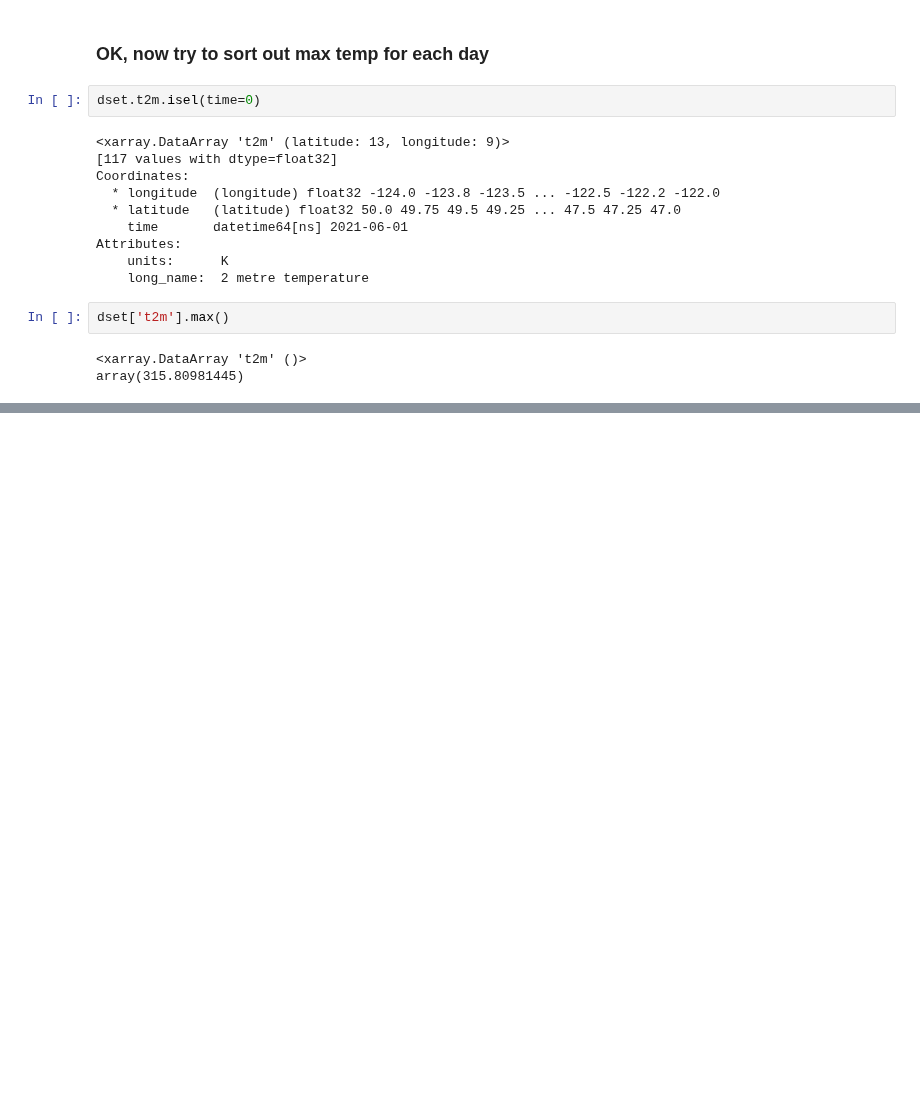
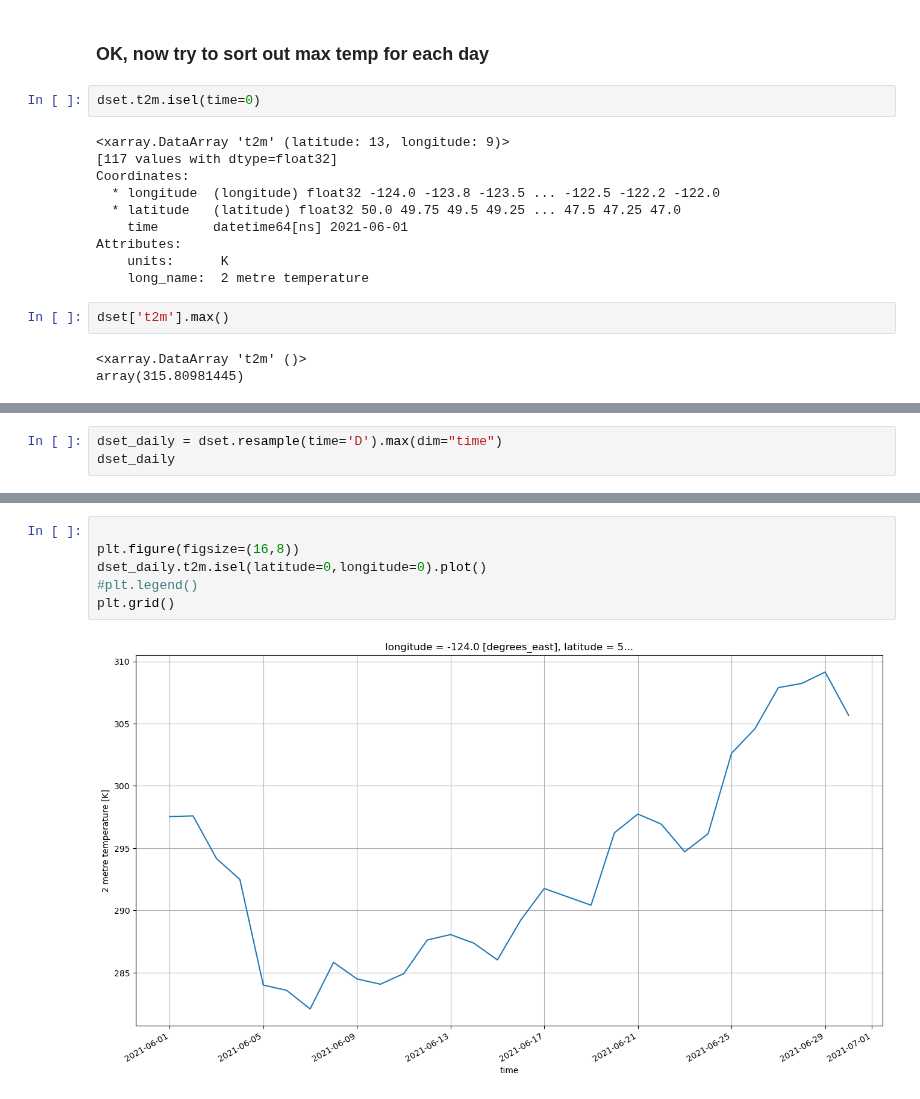
Before and after one commit to tedscott/HeatWaves, a Jupyter notebook: WorkingWithERA5.ipynb, the cells around one changed output, grey strips where cells are left out. Drawn from its saved outputs; the diff is of its cells as text; blank space fills up the shorter version.

```diff
--- a/WorkingWithERA5.ipynb
+++ b/WorkingWithERA5.ipynb
@@ -189,0 +225,3 @@ array(315.80981445)
+# %%
+dset_daily = dset.resample(time='D').max(dim="time")
+dset_daily
@@ -189,0 +242,8 @@ array(315.80981445)
+# %%
+
+plt.figure(figsize=(16,8))
+dset_daily.t2m.isel(latitude=0,longitude=0).plot()
+#plt.legend()
+plt.grid()
+# %% [output]
+[figure, added]
```
Also changed, not shown: parts of 6 cells of this notebook, 1 other file.
